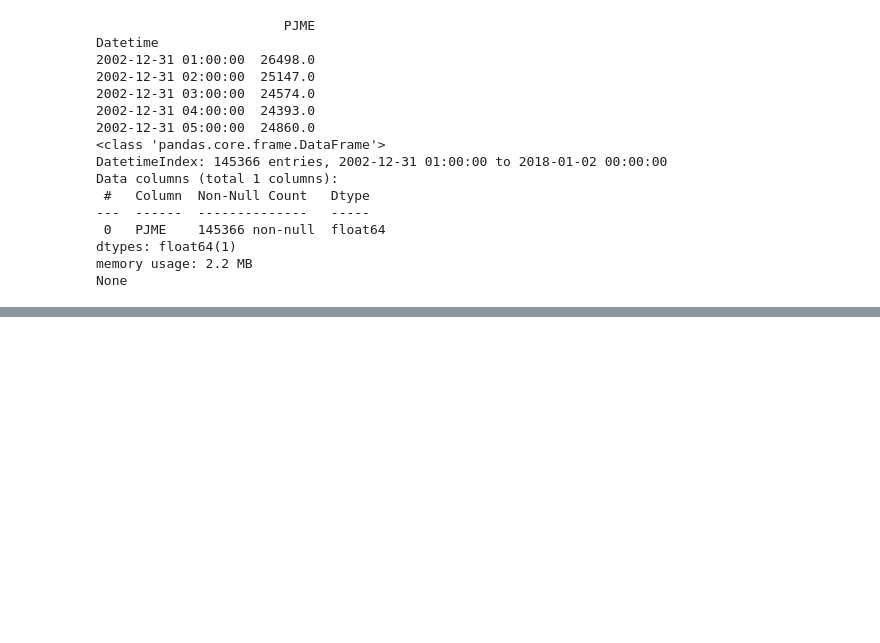
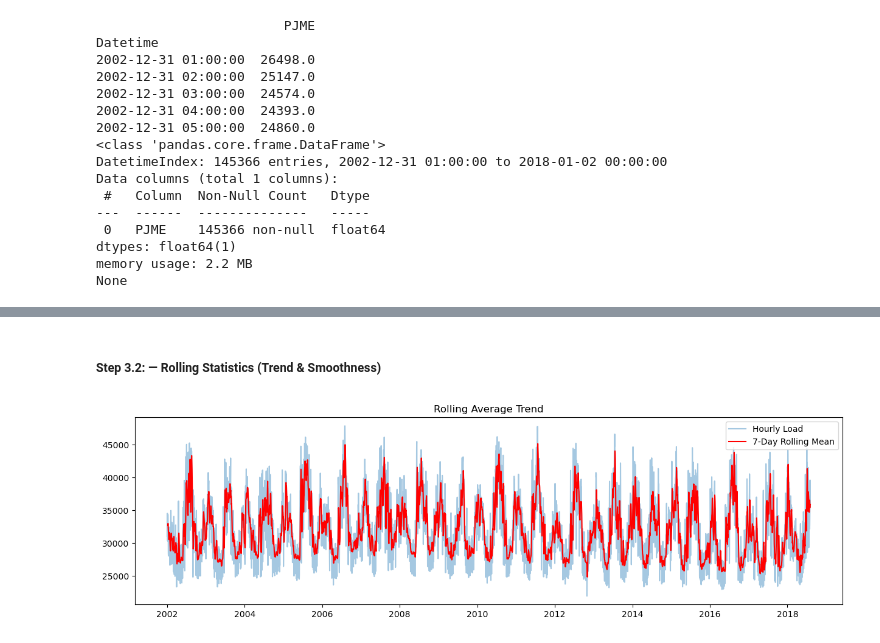
Before and after one commit to Mayamruga/from-skyrmions-to-smartgrids, a Jupyter notebook: src/data/preprocess_tests.ipynb, the cells around one changed output, grey strips where cells are left out. Cells and saved outputs as stored; diff of their text form; code cells hidden in the pictures; blank space fills up the shorter version.

```diff
--- a/src/data/preprocess_tests.ipynb
+++ b/src/data/preprocess_tests.ipynb
@@ -460,0 +608,19 @@ None
+# %% [markdown]
+##### Step 3.2: — Rolling Statistics (Trend & Smoothness)
+# %%
+window = 24*7  # 7-day rolling window
+df["rolling_mean"] = df.iloc[:,0].rolling(window).mean()
+
+
+df.index = pd.to_datetime(df.index)
+df_resampled = df.resample("D").mean()    # daily mean reduces 180k → ~7300 points
+
+
+plt.figure(figsize=(15,4))
+plt.plot(df_resampled.iloc[:,0], alpha=0.4, label="Hourly Load")
+plt.plot(df_resampled["rolling_mean"], color="red", label="7-Day Rolling Mean")
+plt.legend()
+plt.title("Rolling Average Trend")
+plt.show()
+# %% [output]
+[figure, added]
```
Also changed, not shown: parts of 22 cells of this notebook, 2 other files.
